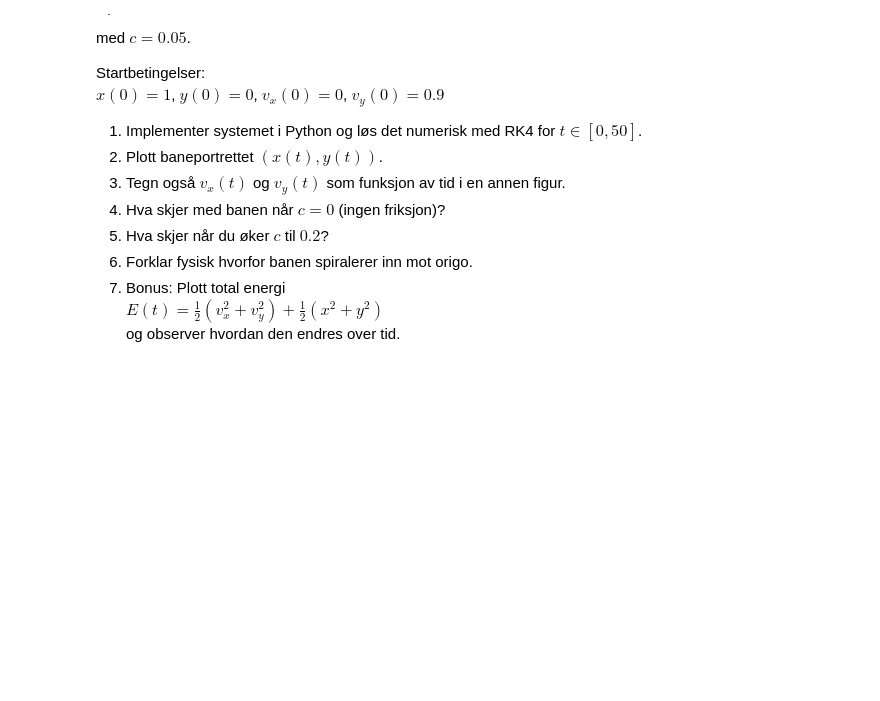
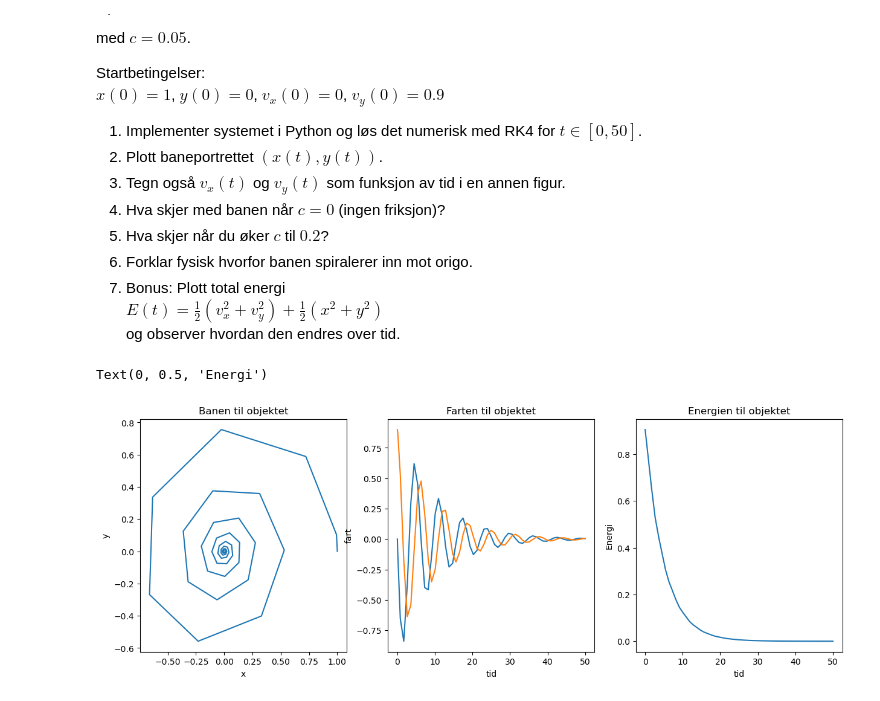
Before and after one commit to galendal/MAT160, a Jupyter notebook: oppgaverGruppeUke44_loesningsforslag.ipynb, the cells around one changed output. Drawn from its saved outputs; the diff is of its cells as text; code cells hidden in the pictures; blank space fills up the shorter version.

```diff
--- a/oppgaverGruppeUke44_loesningsforslag.ipynb
+++ b/oppgaverGruppeUke44_loesningsforslag.ipynb
@@ -185,7 +185,7 @@ import matplotlib.pyplot as plt
 def dydt(t, y):
     # Regner ut de deriverte til systemet og returnerer de i en array
     #   int t: Simuleringstiden
-    # array y: En array med de partiell deriverte
+    # array y: En array med variablene
     #
     # Returnerer en liste med de deriverte til systemet
     xx, xy, vx, vy = y[0], y[1], y[2], y[3]
@@ -200,34 +200,51 @@ def dydt(t, y):
 
 
 # Fysiske parametre
-c = 0.1
+c = 0.2
 
 # Start/slutt tid
 t0 = 0
 tSlutt = 50
 
 # Startverdier
 xx0 = 1
 xy0 = 0
 ux0 = 0
 uy0 = 0.9
 
 y0 = np.array([xx0, xy0, ux0, uy0])
 
 
 # Estimerer løsning, enten med scipy.solve_ivp eller med å kode RK4 selv
+sol = scipy.integrate.solve_ivp(dydt, t_span = [t0, tSlutt], y0=y0)
+ts = sol.t
+xxs = sol.y[0]
+xys = sol.y[1]
+uxs = sol.y[2]
+uys = sol.y[3]
+
+Es = 0.5 * (uxs**2 + uys**2) + 0.5 * (xxs**2 + xys**2)
+
+
 fig, axs = plt.subplots(1, 3, figsize = (15,5))
 ax = axs[0]
+ax.plot(xxs, xys)
 ax.set_title("Banen til objektet")
 ax.set_xlabel("x")
 ax.set_ylabel("y")
 
 ax2 = axs[1]
+ax2.plot(ts, uxs, label="U [m/s]")
+ax2.plot(ts, uys, label="V [m/s]")
 ax2.set_title("Farten til objektet")
 ax2.set_xlabel("tid")
 ax2.set_ylabel("fart")
 
 ax3 = axs[2]
+ax3.plot(ts, Es, label="E [J]")
 ax3.set_title("Energien til objektet")
 ax3.set_xlabel("tid")
 ax3.set_ylabel("Energi")
+# %% [output]
+Text(0, 0.5, 'Energi')
+[figure, added]
```
Also changed, not shown: parts of 1 cell of this notebook, 1 other file.
